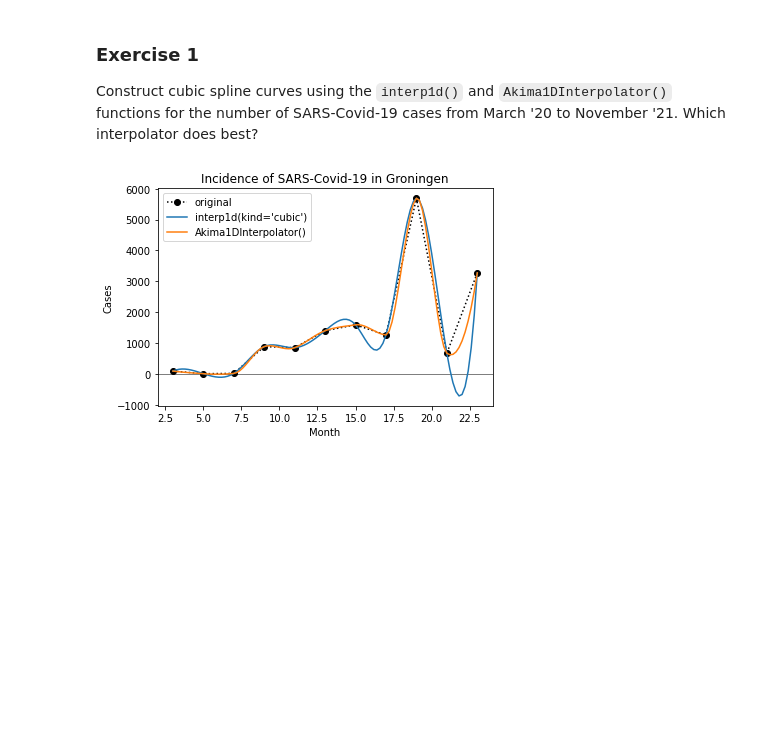
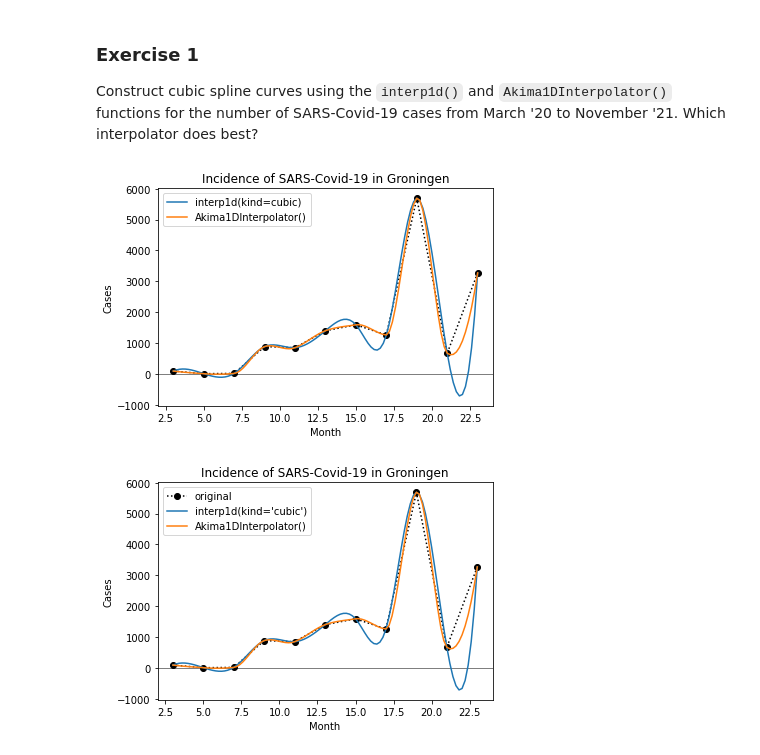
Before and after one commit to ddlatumalea/signal_analysis, a Jupyter notebook: DS1 SignAnal - Lesson 2 (v2021) - D.ipynb, the cells around one changed output. Saved outputs shown, nothing was run; the diff lists cells and outputs as text; code cells hidden in the pictures; blank space fills up the shorter version.

```diff
--- a/DS1 SignAnal - Lesson 2 (v2021) - D.ipynb
+++ b/DS1 SignAnal - Lesson 2 (v2021) - D.ipynb
@@ -285,3 +287,28 @@ Construct cubic spline curves using the `interp1d()` and `Akima1DInterpolator()`
+# %%
+months = np.arange(3, 24, 2)
+cases = np.array([
+    92, 7, 16, 885, 849,
+    1399, 1590, 1261, 5690, 670, 3271
+])
+
+x = np.linspace(3, 23, 101)
+
+f_p1d = interp1d(months, cases, kind='cubic')
+y_p1d = f_p1d(x)
+
+f_akima = Akima1DInterpolator(months, cases)
+y_akima = f_akima(x)
+
+plt.axhline(0.0, color='k', lw=0.5)
+plt.plot(months, cases, 'o:k')
+plt.plot(x, y_p1d, '-', label='interp1d(kind=cubic)')
+plt.plot(x, y_akima, '-', label="Akima1DInterpolator()")
+plt.xlabel('Month'); plt.ylabel('Cases')
+plt.title('Incidence of SARS-Covid-19 in Groningen')
+plt.legend()
+plt.show()
+# %% [output]
+[figure, added]
 # %%
 # %% [output]
 [figure]
```
Also changed, not shown: parts of 32 cells of this notebook.
